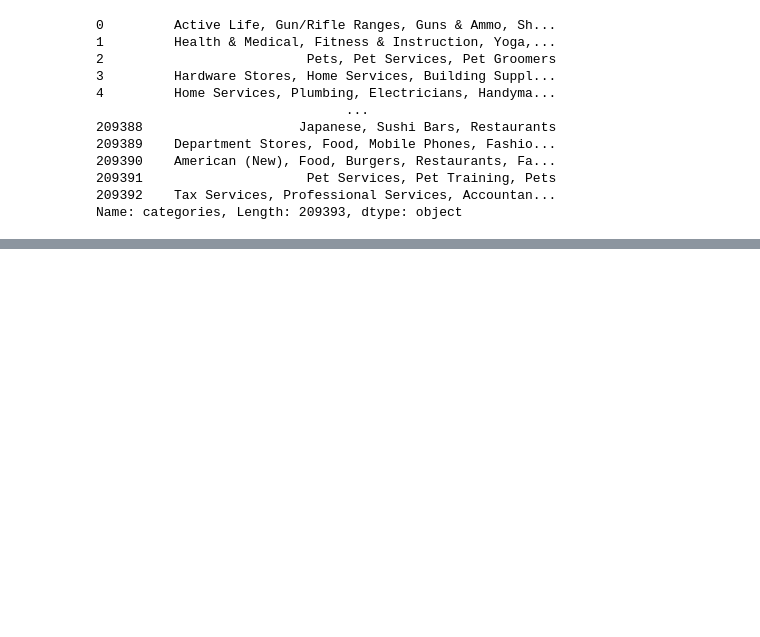
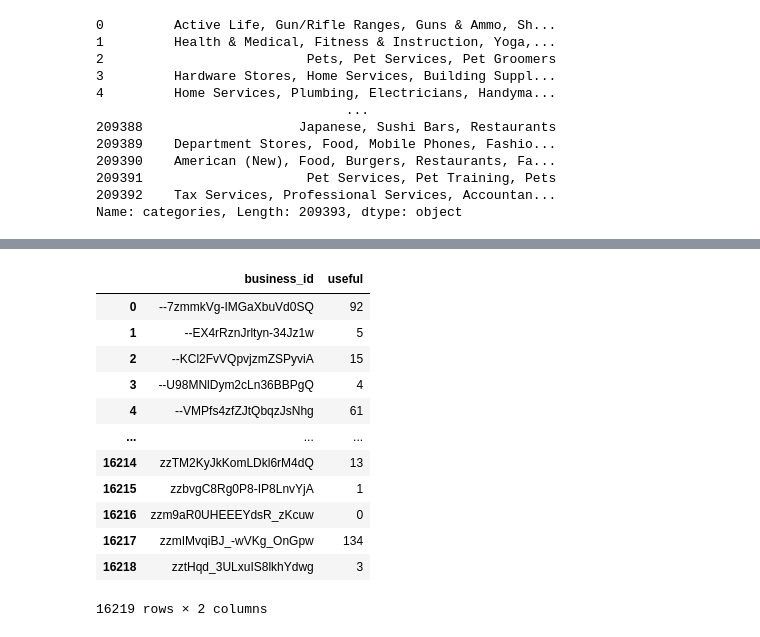
Before and after one commit to anooppanyam/ML4UVA-Business-Closures-1, a Jupyter notebook: MLProj.ipynb, the cells around one changed output, grey strips where cells are left out. Cells and saved outputs as stored; diff of their text form; code cells hidden in the pictures; blank space fills up the shorter version.

```diff
--- a/MLProj.ipynb
+++ b/MLProj.ipynb
@@ -186,0 +217,16 @@ r.head()
+# %%
+r.groupby(by='business_id').useful.apply(np.sum).reset_index(name='useful')
+# %% [output]
+|  | business_id | useful |
+| 0 | --7zmmkVg-IMGaXbuVd0SQ | 92 |
+| 1 | --EX4rRznJrltyn-34Jz1w | 5 |
+| 2 | --KCl2FvVQpvjzmZSPyviA | 15 |
+| 3 | --U98MNlDym2cLn36BBPgQ | 4 |
+| 4 | --VMPfs4zfZJtQbqzJsNhg | 61 |
+| ... | ... | ... |
+| 16214 | zzTM2KyJkKomLDkl6rM4dQ | 13 |
+| 16215 | zzbvgC8Rg0P8-IP8LnvYjA | 1 |
+| 16216 | zzm9aR0UHEEEYdsR_zKcuw | 0 |
+| 16217 | zzmIMvqiBJ_-wVKg_OnGpw | 134 |
+| 16218 | zztHqd_3ULxuIS8lkhYdwg | 3 |
+16219 rows × 2 columns
```
Also changed, not shown: parts of 10 cells of this notebook, 6 other files.
